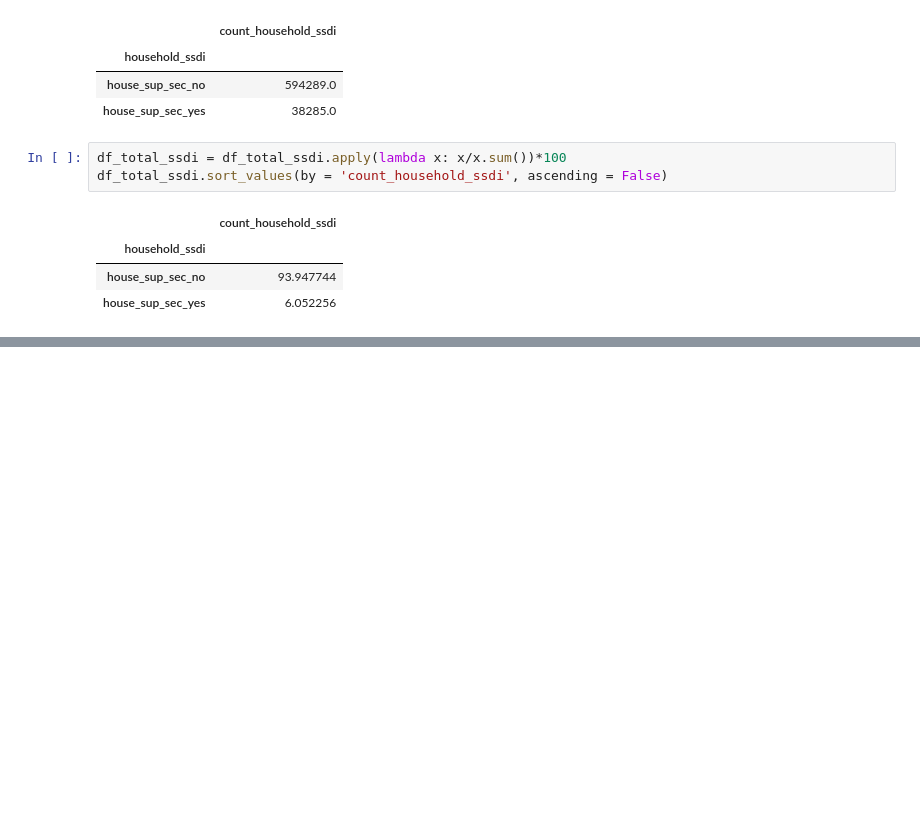
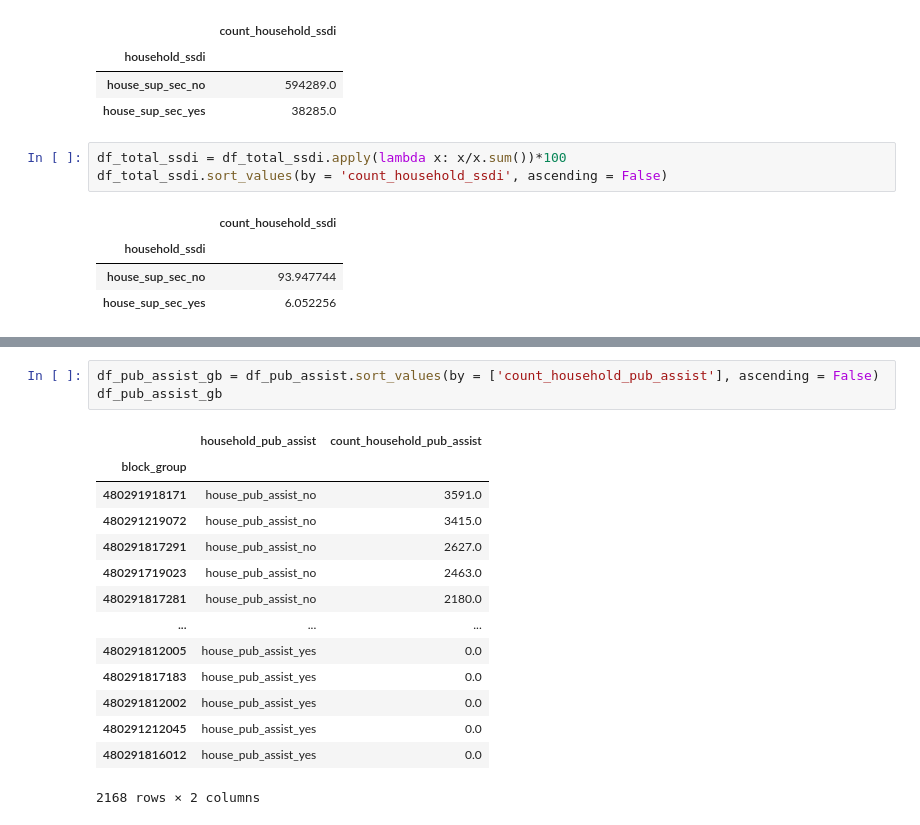
Before and after one commit to VIA-Transit-Rules/VIA_project, a Jupyter notebook: Sean/census_melt_income_poverty_gvt_assist.ipynb, the cells around one changed output, grey strips where cells are left out. Cells and saved outputs as stored; diff of their text form; blank space fills up the shorter version.

```diff
--- a/Sean/census_melt_income_poverty_gvt_assist.ipynb
+++ b/Sean/census_melt_income_poverty_gvt_assist.ipynb
@@ -331,0 +360,18 @@ df_total_ssdi.sort_values(by = 'count_household_ssdi', ascending = False)
+# %%
+df_pub_assist_gb = df_pub_assist.sort_values(by = ['count_household_pub_assist'], ascending = False)
+df_pub_assist_gb
+# %% [output]
+|  | household_pub_assist | count_household_pub_assist |
+| block_group |  |  |
+| 480291918171 | house_pub_assist_no | 3591.0 |
+| 480291219072 | house_pub_assist_no | 3415.0 |
+| 480291817291 | house_pub_assist_no | 2627.0 |
+| 480291719023 | house_pub_assist_no | 2463.0 |
+| 480291817281 | house_pub_assist_no | 2180.0 |
+| ... | ... | ... |
+| 480291812005 | house_pub_assist_yes | 0.0 |
+| 480291817183 | house_pub_assist_yes | 0.0 |
+| 480291812002 | house_pub_assist_yes | 0.0 |
+| 480291212045 | house_pub_assist_yes | 0.0 |
+| 480291816012 | house_pub_assist_yes | 0.0 |
+2168 rows × 2 columns
```
Also changed, not shown: parts of 14 cells of this notebook, 1 other file.
